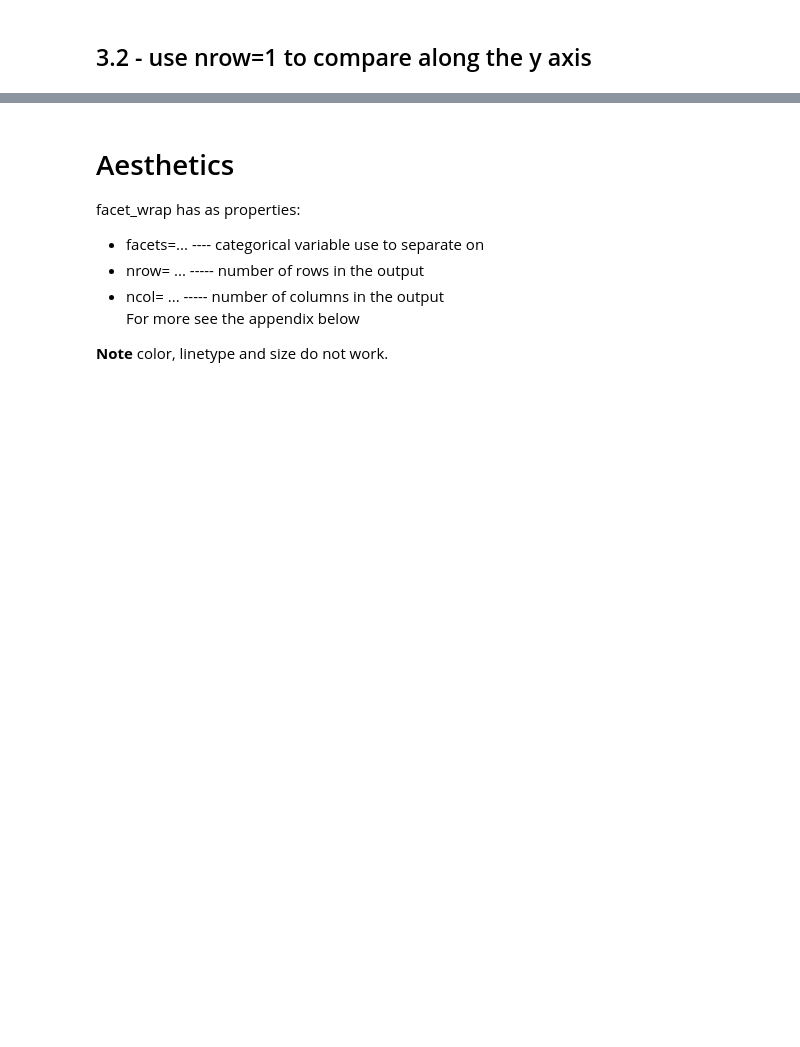
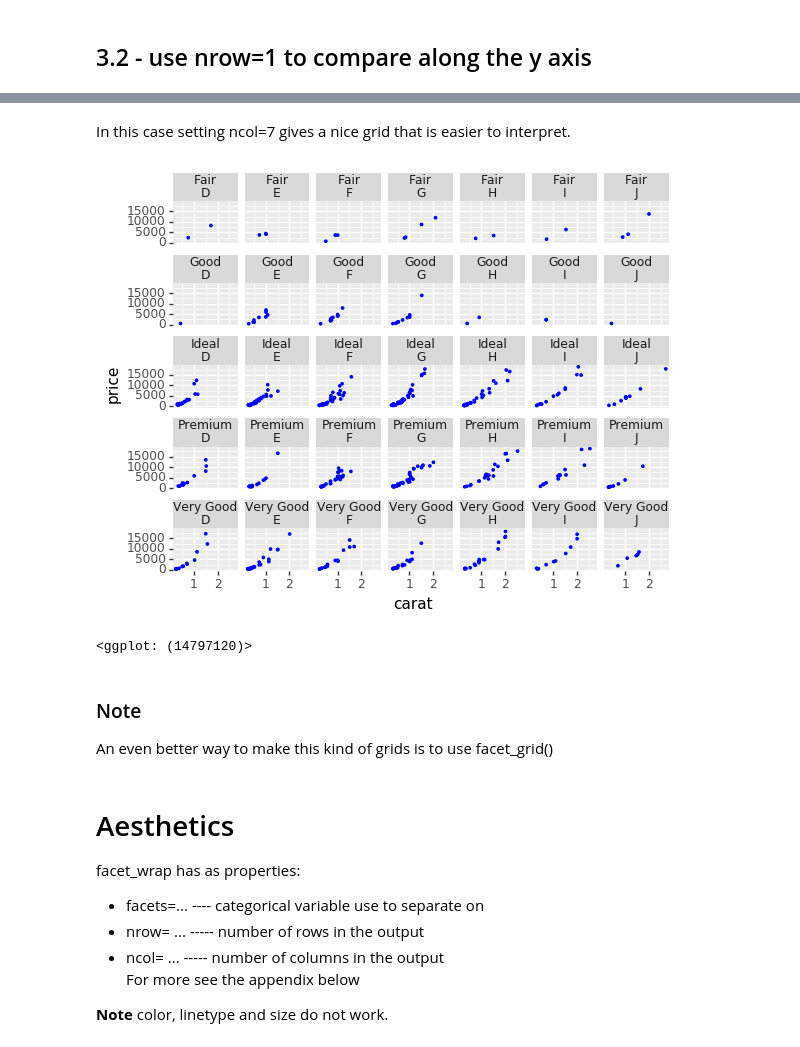
Before and after one commit to vilkoos/ggplot_cookbook, a Jupyter notebook: cookbook/600_facet_wrap.ipynb, the cells around one changed output, grey strips where cells are left out. Cells and saved outputs as stored; diff of their text form; code cells hidden in the pictures; blank space fills up the shorter version.

```diff
--- a/cookbook/600_facet_wrap.ipynb
+++ b/cookbook/600_facet_wrap.ipynb
@@ -63,3 +74,15 @@ ggplot(data=dia, mapping=aes(x='carat', y='price')) + \
+# %% [markdown]
+In this case setting ncol=7 gives a nice grid that is easier to interpret.
+# %%
+ggplot(data=dia, mapping=aes(x='carat', y='price')) + \
+    geom_point(color='blue', size=0.5) + \
+    facet_wrap(facets=['cut','color'], ncol=7)
+# %% [output]
+[figure, added]
+<ggplot: (14797120)>
+# %% [markdown]
+### Note
+An even better way to make this kind of grids is to use facet_grid()
 # %% [markdown]
 # Aesthetics
 
```
Also changed, not shown: parts of 8 cells of this notebook, 1 other file.
